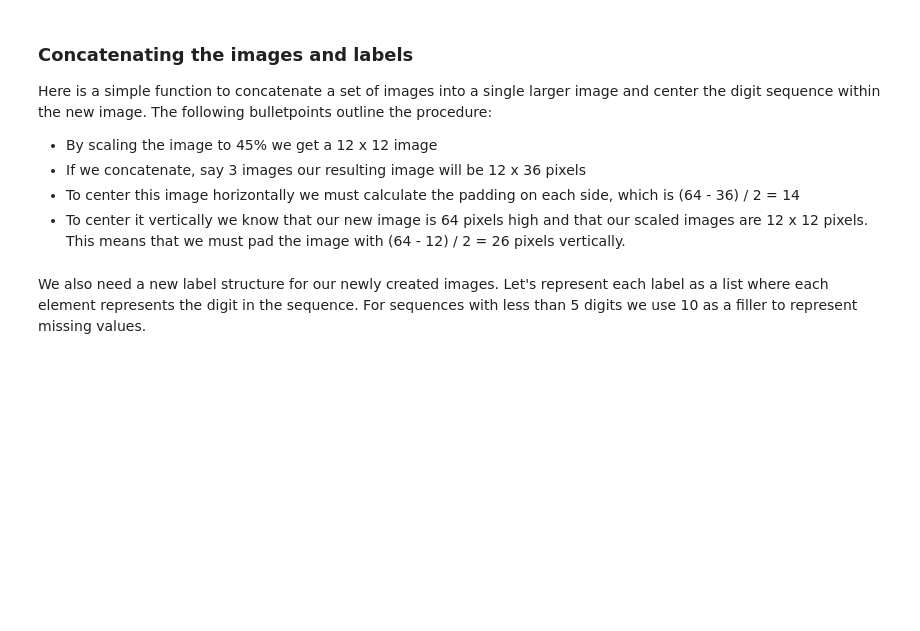
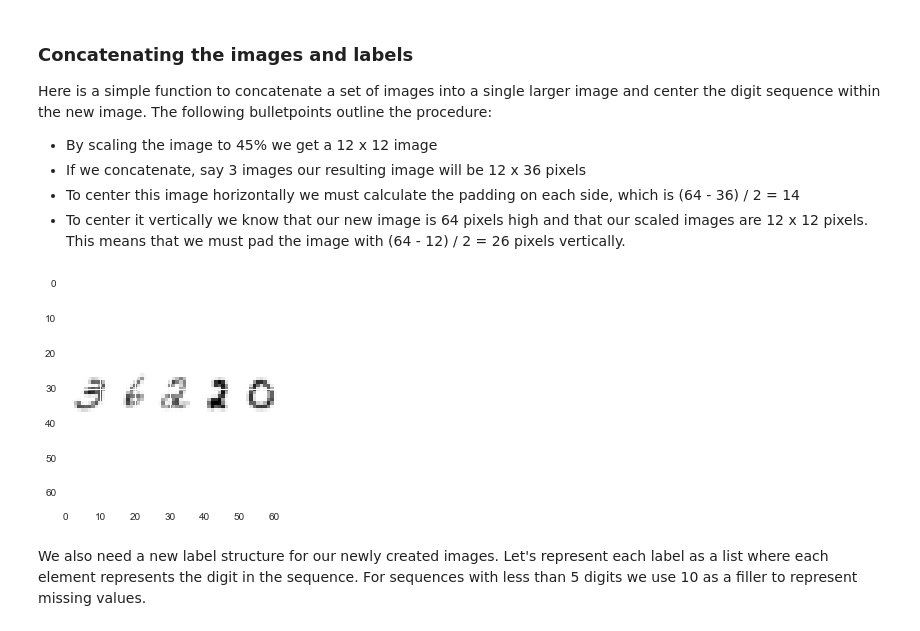
Before and after one commit to thomalm/svhn-multi-digit, a Jupyter notebook: 03-mnist-synthetic-dataset.ipynb, the cells around one changed output. Saved outputs shown, nothing was run; the diff lists cells and outputs as text; code cells hidden in the pictures; blank space fills up the shorter version.

```diff
--- a/03-mnist-synthetic-dataset.ipynb
+++ b/03-mnist-synthetic-dataset.ipynb
@@ -112,34 +124,36 @@ from scipy.misc import imresize
 def concat_images(images):
     """ Scales, concatenates and centers a sequence of digits in an image
     """
     # Keep this
     num_digits = len(images)
 
     # Initialize a numpy array for the new image
     new_image = np.zeros(shape=(height, width), dtype="uint8")
 
     # Calculate the horizontal and vertical padding
     y_pad = (height - new_height) / 2
     x_pad = (width - num_digits * new_width) / 2
 
     # For every image passed to the function
     for i in range(num_digits):
 
         # Scale down the original image
         scaled = imresize(images[i], scale)
 
         # Calculate the starting position
-        x_offset = x_pad + ((i-1)*new_width)
+        x_offset = x_pad + (i*new_width)
 
         # Add the scaled image to the new image
         new_image[y_pad:height-y_pad, x_offset:x_offset+new_width] = scaled
 
     # Return the newly centered image
     return new_image
 
 
 # Concatenate image 0 through 5 to a single image
 plot_image(concat_images(X[0:5]))
+# %% [output]
+[figure, added]
 # %% [markdown]
 We also need a new label structure for our newly created images. Let's represent each label as a list where each element represents the digit in the sequence. For sequences with less than 5 digits we use 10 as a filler to represent missing values.
 # %%
```
Also changed, not shown: parts of 12 cells of this notebook, 5 other files.
